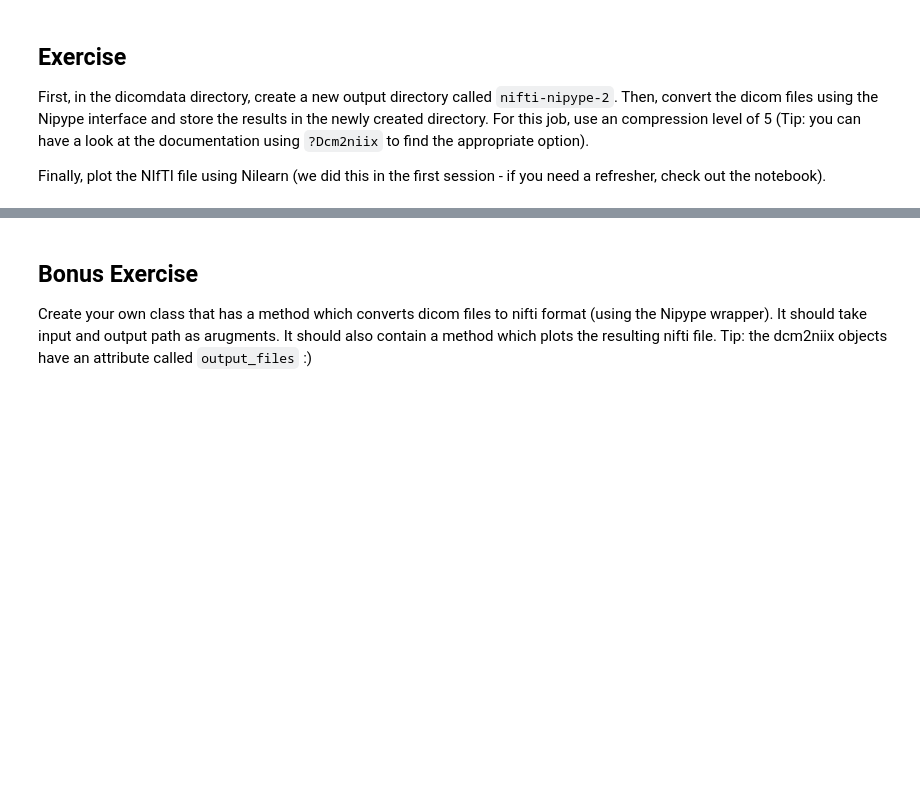
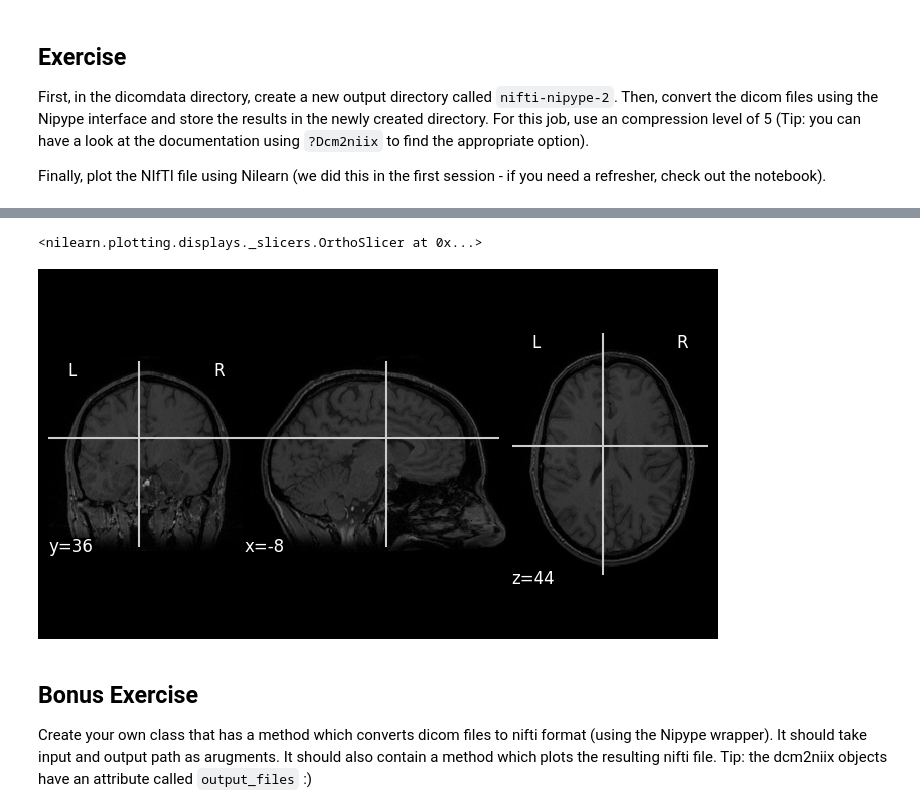
Before and after one commit to marlapinkert/TEWA2, a Jupyter notebook: 03_Neuroimaging_File_Formats.ipynb, the cells around one changed output, grey strips where cells are left out. Saved outputs shown, nothing was run; the diff lists cells and outputs as text; code cells hidden in the pictures; blank space fills up the shorter version.

```diff
--- a/03_Neuroimaging_File_Formats.ipynb
+++ b/03_Neuroimaging_File_Formats.ipynb
@@ -285,3 +316,10 @@ Finally, plot the NIfTI file using Nilearn (we did this in the first session - i
+# %%
+from nilearn import plotting
+
+plotting.plot_anat("/content/dicomdata/nifti_nipype-2/1010_brain_mr_02_lee_T1_AX_20080801000000_2.nii.gz")
+# %% [output]
+<nilearn.plotting.displays._slicers.OrthoSlicer at 0x...>
+[figure, added]
 # %% [markdown]
 ## Bonus Exercise
 
```
Also changed, not shown: parts of 7 cells of this notebook.
